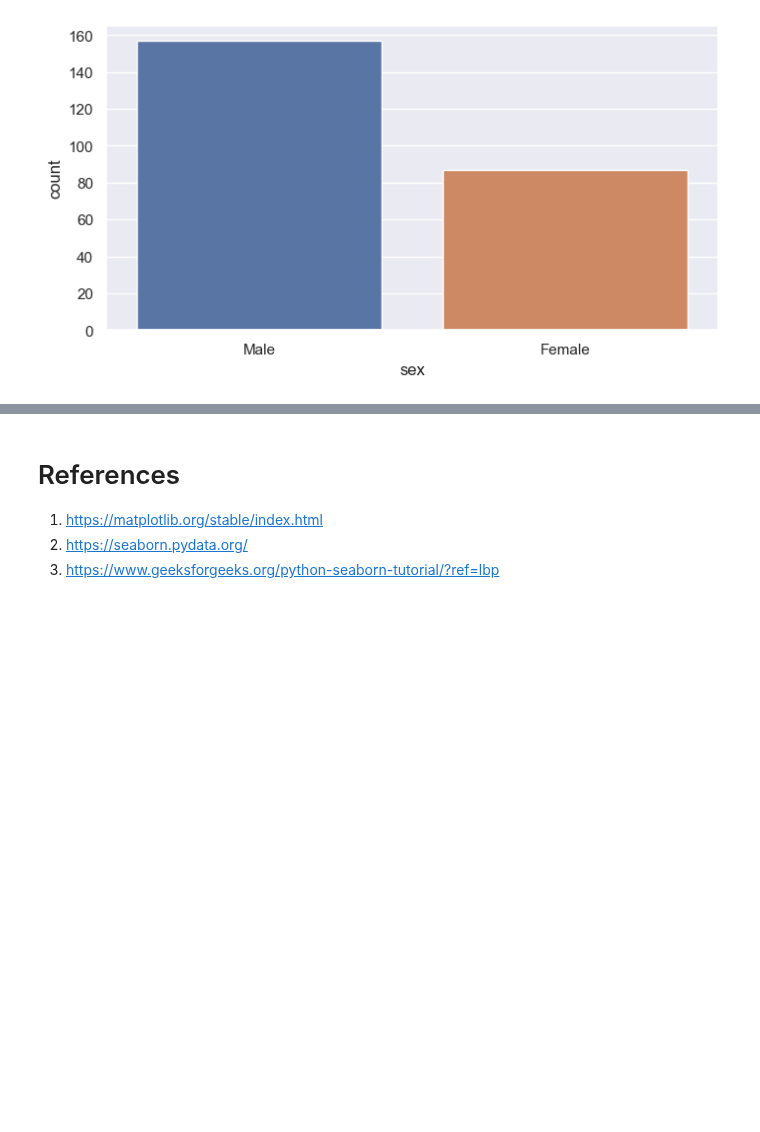
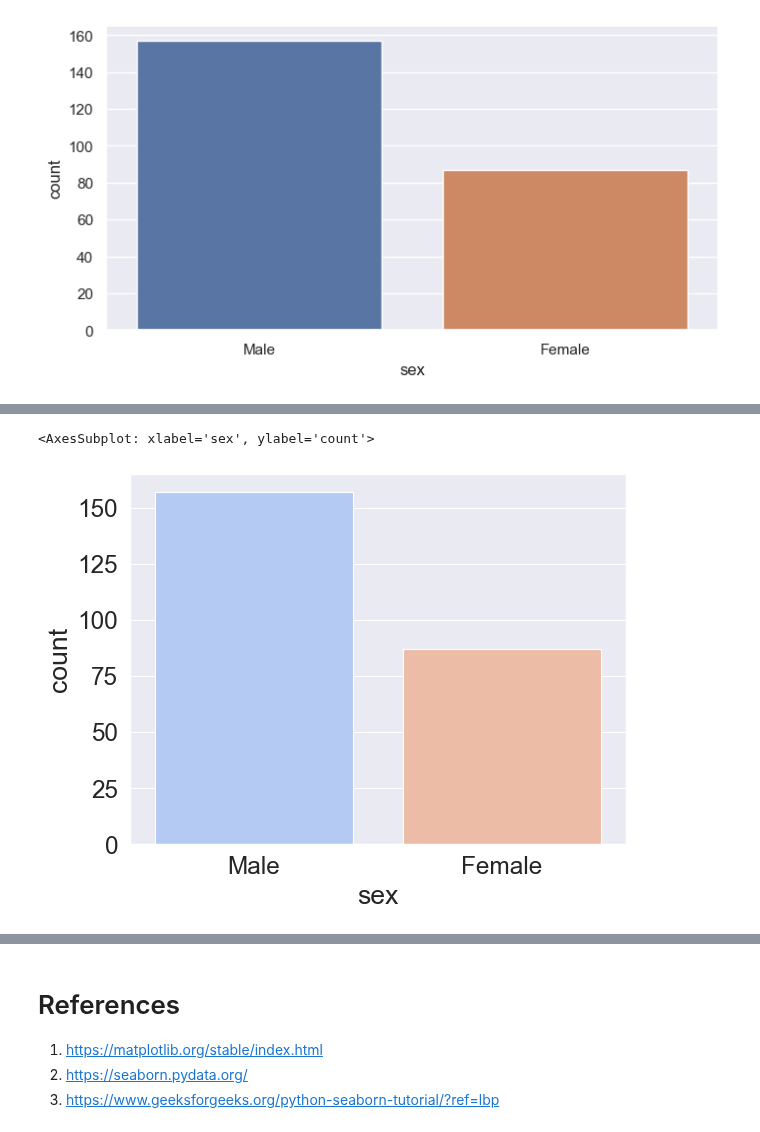
Before and after one commit to arunp77/Python-programming, a Jupyter notebook: Python-fundamental/Matplotlib.ipynb, the cells around one changed output, grey strips where cells are left out. Cells and saved outputs as stored; diff of their text form; code cells hidden in the pictures; blank space fills up the shorter version.

```diff
--- a/Python-fundamental/Matplotlib.ipynb
+++ b/Python-fundamental/Matplotlib.ipynb
@@ -1386,0 +1405,7 @@ plt.show()
+# %%
+tips = sns.load_dataset('tips')
+sns.set_context('paper', font_scale = 2) #check all poster, paper, notebook and talk for the differences
+sns.countplot(x ='sex', data = tips, palette ='coolwarm')
+# %% [output]
+<AxesSubplot: xlabel='sex', ylabel='count'>
+[figure, added]
```
Also changed, not shown: parts of 4 cells of this notebook, 1 other file.
